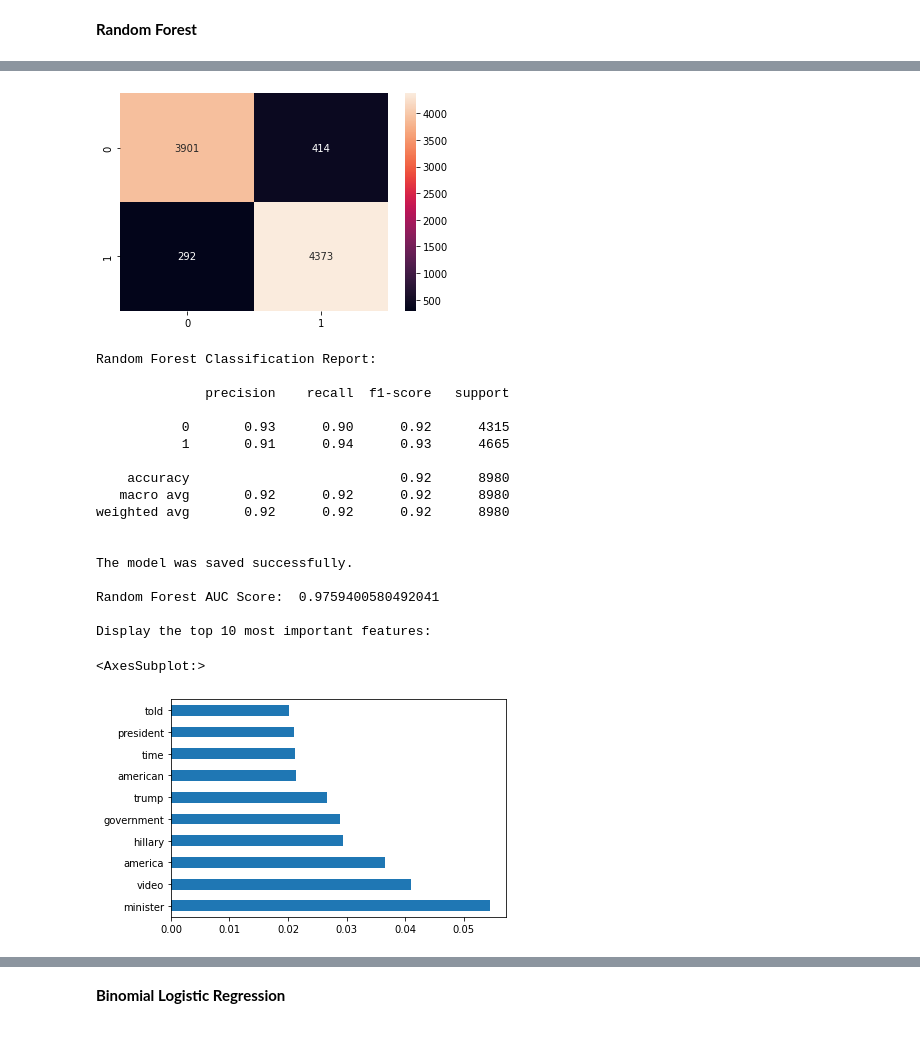
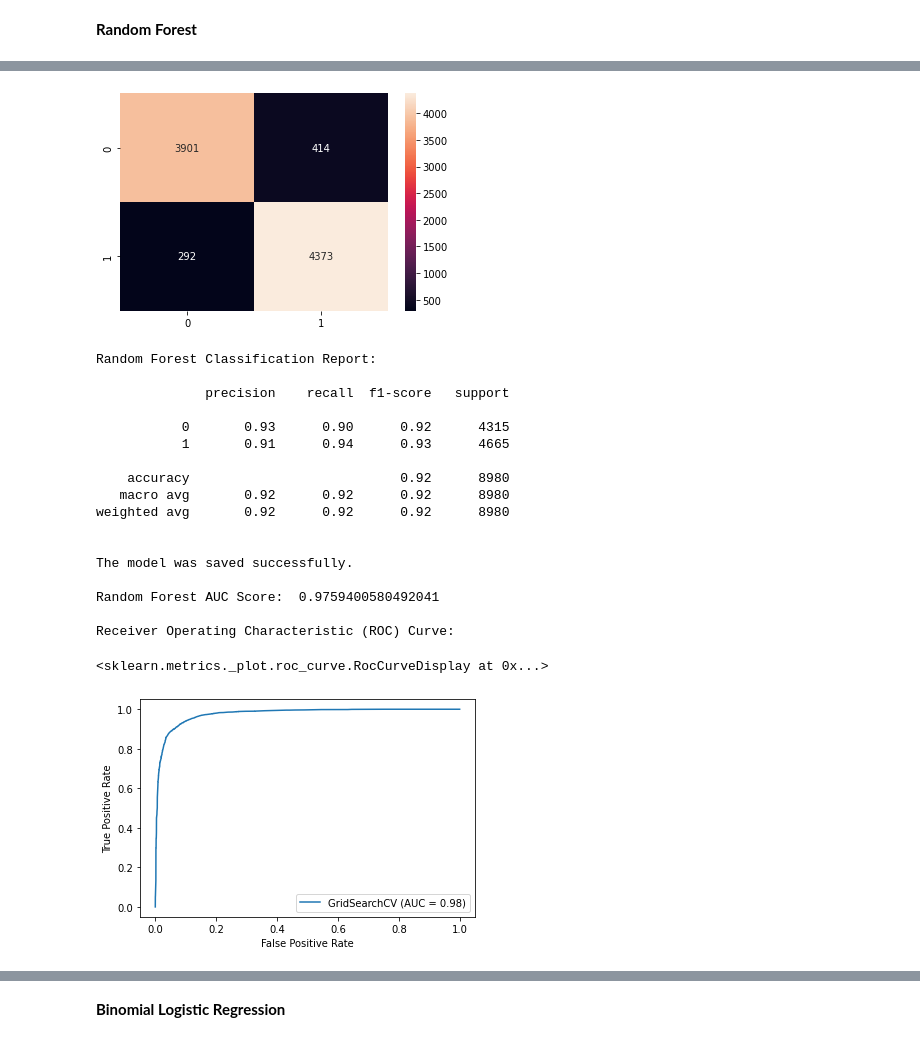
Before and after one commit to johnmatzakos/detect-fake-news-machine-learning, a Jupyter notebook: detectfakenewsml.ipynb, the cells around one changed output, grey strips where cells are left out. Saved outputs shown, nothing was run; the diff lists cells and outputs as text; code cells hidden in the pictures.

```diff
--- a/detectfakenewsml.ipynb
+++ b/detectfakenewsml.ipynb
@@ -461,8 +461,7 @@ save_model(rf, "random_forests.pkl")
 # Calculate AUC Score
 print("\nRandom Forest AUC Score: ", metrics.roc_auc_score(y_test, y_pred_prob_rf))
 
-# Calculate and display feature importance
-print("\nDisplay the top 10 most important features: \n")
-feature_importances = pd.Series(grid_search_rf.best_estimator_.feature_importances_, index=x_train.columns)
-feature_importances.nlargest(10).plot(kind='barh')
+# Plot ROC curve
+print("\nReceiver Operating Characteristic (ROC) Curve: \n")
+metrics.plot_roc_curve(grid_search_rf, x_test, y_test)
 # %% [output]
@@ -471,24 +470,24 @@ Wall time: 45.3 µs
 Accuracy: 0.921380846325167
 Mean Squared Error: 0.2803910727445383
 
 Random Forest Confusion Matrix:
 [figure]
 Random Forest Classification Report:
 
               precision    recall  f1-score   support
 
            0       0.93      0.90      0.92      4315
            1       0.91      0.94      0.93      4665
 
     accuracy                           0.92      8980
    macro avg       0.92      0.92      0.92      8980
 weighted avg       0.92      0.92      0.92      8980
 
 
 The model was saved successfully.
 
 Random Forest AUC Score:  0.9759400580492041
 
-Display the top 10 most important features:
+Receiver Operating Characteristic (ROC) Curve:
-<AxesSubplot:>
+<sklearn.metrics._plot.roc_curve.RocCurveDisplay at 0x...>
-[figure, old version]
+[figure, new version]
```
Also changed, not shown: parts of 6 cells of this notebook.
